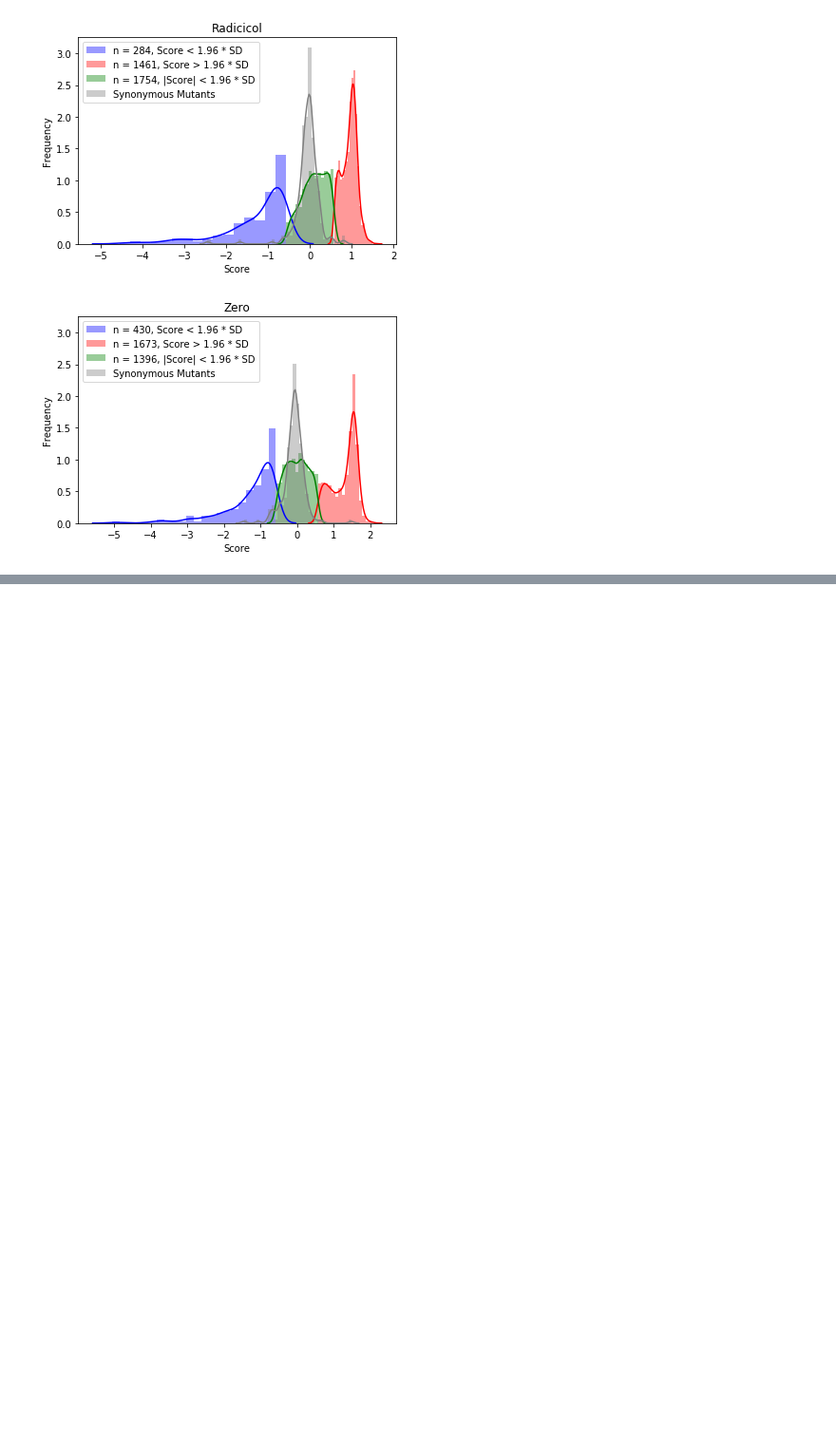
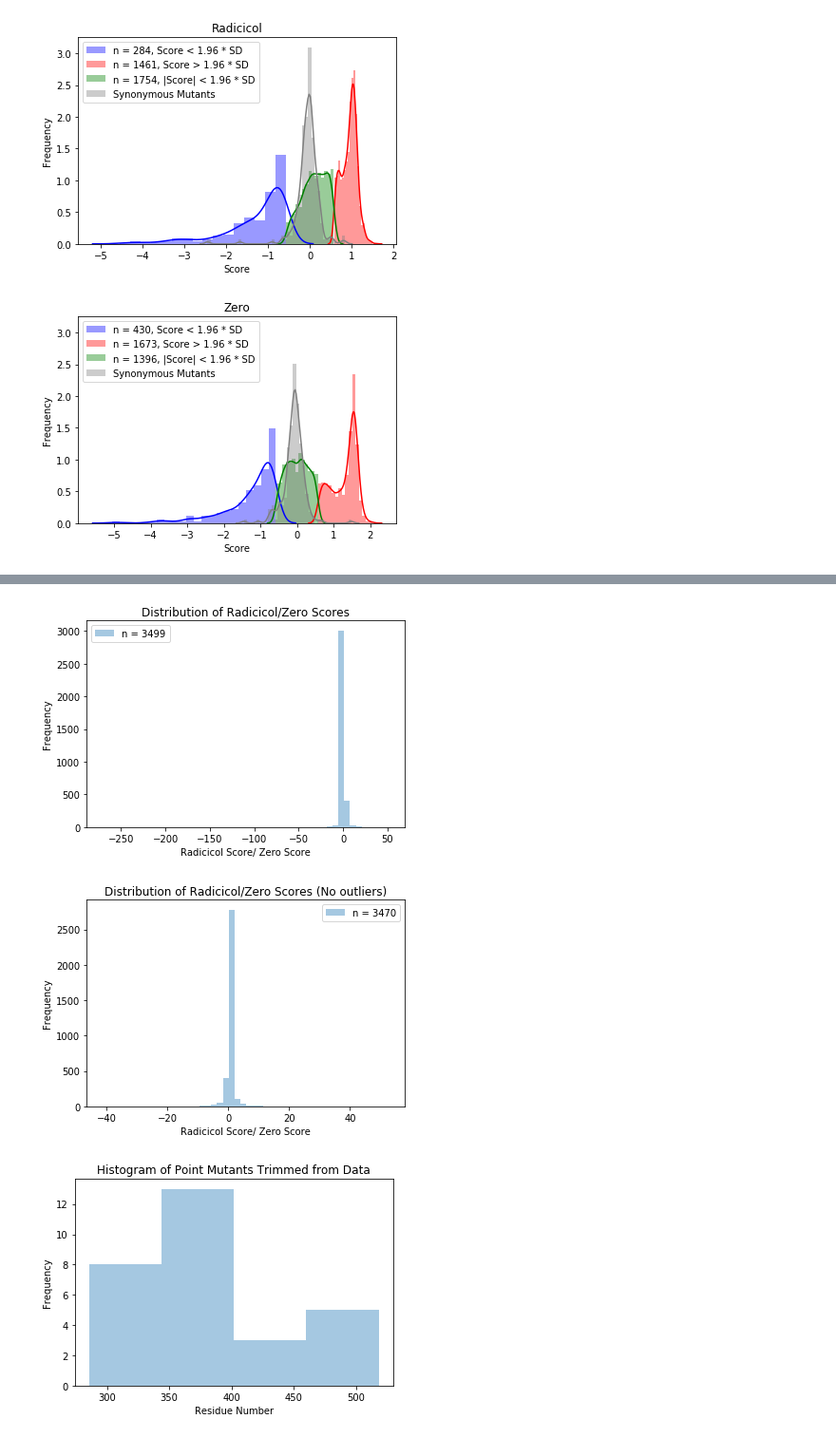
Before and after one commit to nguyenvanessa/src, a Jupyter notebook: Src_Variant_Analysis.ipynb, the cells around one changed output, grey strips where cells are left out. Shown at 95% size. Drawn from its saved outputs; the diff is of its cells as text; code cells hidden in the pictures; blank space fills up the shorter version.

```diff
--- a/Src_Variant_Analysis.ipynb
+++ b/Src_Variant_Analysis.ipynb
@@ -126,0 +151,35 @@ for treatment, syn in zip(['Radicicol', 'Zero'], [varRad, varZero]):
+# %%
+# Looking at the distribution of the ratio Radicicol/Zero
+ratios = radPointMuts / zerPointMuts
+sns.distplot(ratios, kde = False, label = 'n = %d' %len(ratios))
+plt.xlabel('Radicicol Score/ Zero Score')
+plt.ylabel('Frequency')
+plt.legend()
+plt.title('Distribution of Radicicol/Zero Scores')
+plt.show()
+
+thresh = np.std(ratios) * 1.96
+
+lowRatios = ratios[ratios < -thresh]
+highRatios = ratios[ratios > thresh]
+
+ratioTrim = ratios.drop(lowRatios.index.tolist())
+ratioTrim = ratioTrim.drop(highRatios.index.tolist())
+sns.distplot(ratioNoLow, kde = False, label = 'n = %d' %len(ratioTrim))
+plt.legend()
+plt.xlabel('Radicicol Score/ Zero Score')
+plt.ylabel('Frequency')
+plt.title('Distribution of Radicicol/Zero Scores (No outliers)')
+plt.show()
+
+# Which mutations were trimmed from the data?
+trimmedRatioMuts = set(ratios.index.tolist()) - set(ratioTrim.index.tolist())
+sns.distplot([int(name[5:8]) for name in trimmedRatioMuts], kde = False)
+plt.xlabel('Residue Number')
+plt.ylabel('Frequency')
+plt.title('Histogram of Point Mutants Trimmed from Data')
+plt.show()
+# %% [output]
+[figure, added]
+[figure, added]
+[figure, added]
```
Also changed, not shown: parts of 7 cells of this notebook, 7 other files.
